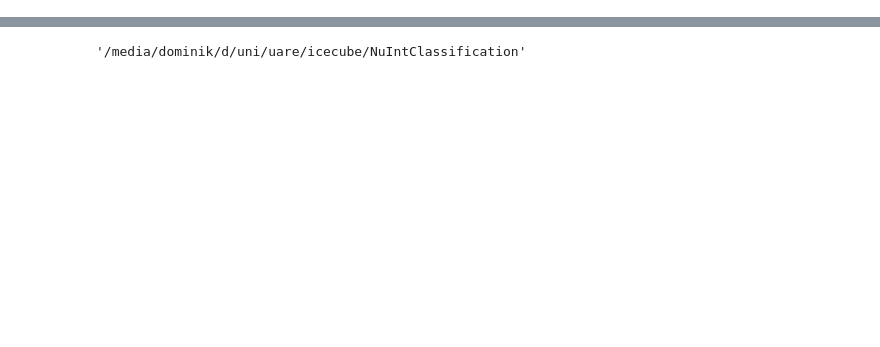
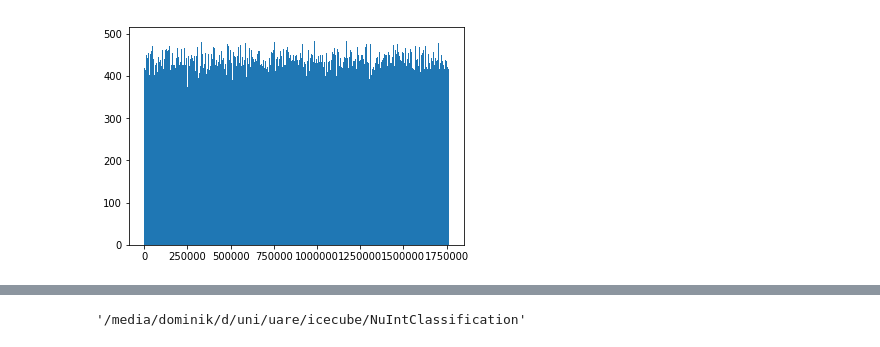
Before and after one commit to ruian1/NuIntClassification, a Jupyter notebook: data.ipynb, the cells around one changed output, grey strips where cells are left out. Saved outputs shown, nothing was run; the diff lists cells and outputs as text; code cells hidden in the pictures; blank space fills up the shorter version.

```diff
--- a/data.ipynb
+++ b/data.ipynb
@@ -10,0 +34,6 @@ import json
+# %%
+cascade_energy = np.array(f['CascadeEnergy'])
+idx_removed_cascade = np.where(np.logical_and((cascade_energy > 10), has_track_length))
+_ = plt.hist(idx_removed_cascade, bins=500)
+# %% [output]
+[figure, added]
```
Also changed, not shown: parts of 13 cells of this notebook, 18 other files.
